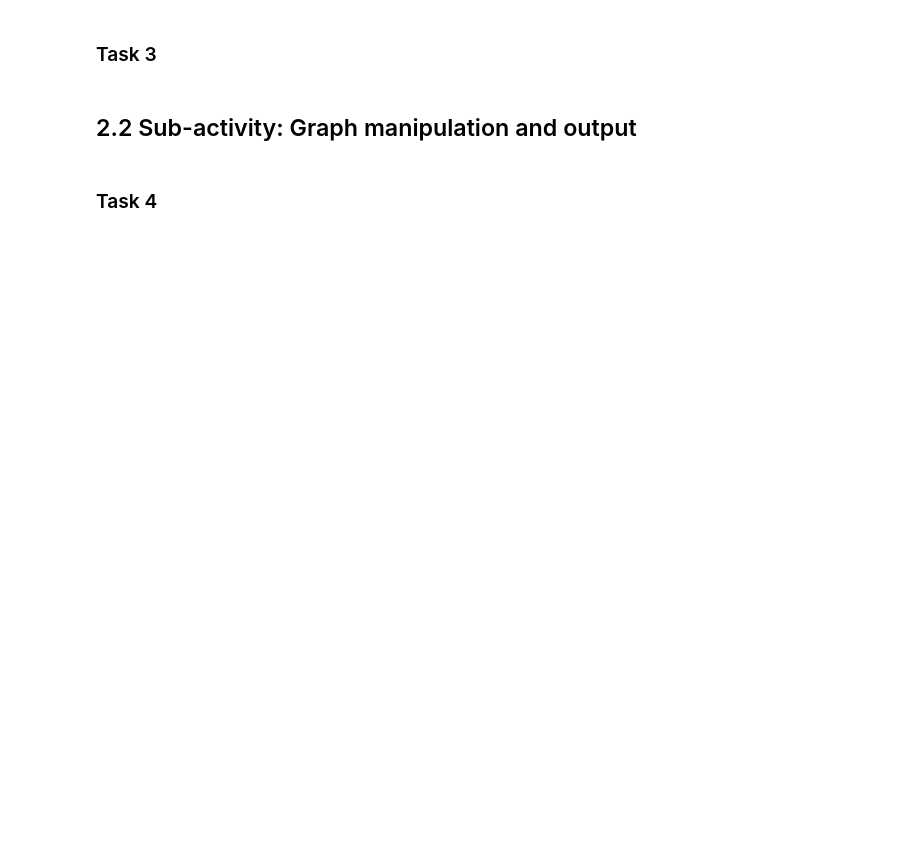
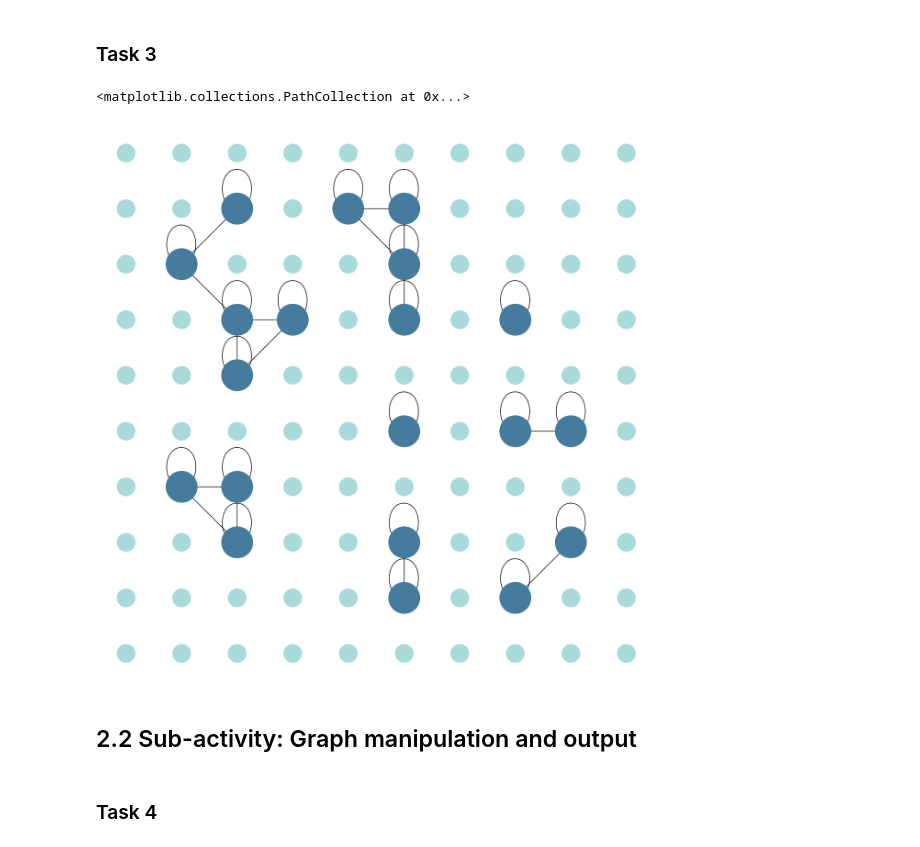
Before and after one commit to congrendai/CW2_for_computer_programing, a Jupyter notebook: CW2_A2.ipynb, the cells around one changed output. Saved outputs shown, nothing was run; the diff lists cells and outputs as text; code cells hidden in the pictures; blank space fills up the shorter version.

```diff
--- a/CW2_A2.ipynb
+++ b/CW2_A2.ipynb
@@ -31,5 +63,23 @@ nx.draw_networkx(G, pos=pos)
 # %% [markdown]
 ### Task 3
+# %%
+plt.figure(figsize = FIG_SIZE)
+for x in range(MATRIX_SIDE):
+    for y in range(MATRIX_SIDE):
+        if (x,y) in chosen_positions:
+            for i in range(-1,2):
+                for j in range(-1,2):
+                    if (x+i,y+j) in chosen_positions:
+                        G.add_edge((x, y), (x+i,y+j), weight = EDGE_FG_WEIGHT, color = COLOR_FG)
+
+        if (x,y) not in chosen_positions:
+            pass
+
+nx.draw(G, pos=pos, node_color = COLOR_BG, node_size = SIZE_BG_NODES)
+nx.draw_networkx_nodes(G, pos=pos, nodelist=chosen_positions, node_color = COLOR_FG, node_size = SIZE_FG_NODES)
+# %% [output]
+<matplotlib.collections.PathCollection at 0x...>
+[figure, added]
 # %% [markdown]
 ## 2.2 Sub-activity: Graph manipulation and output
 # %% [markdown]
```
Also changed, not shown: parts of 6 cells of this notebook, 3 other files.
